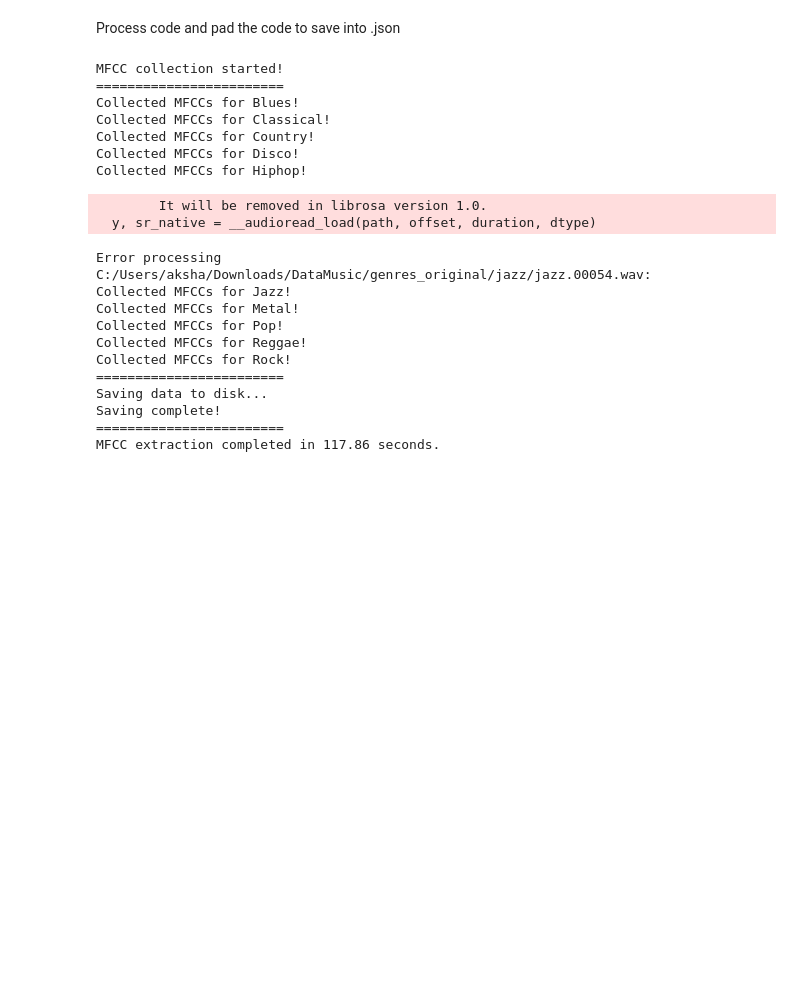
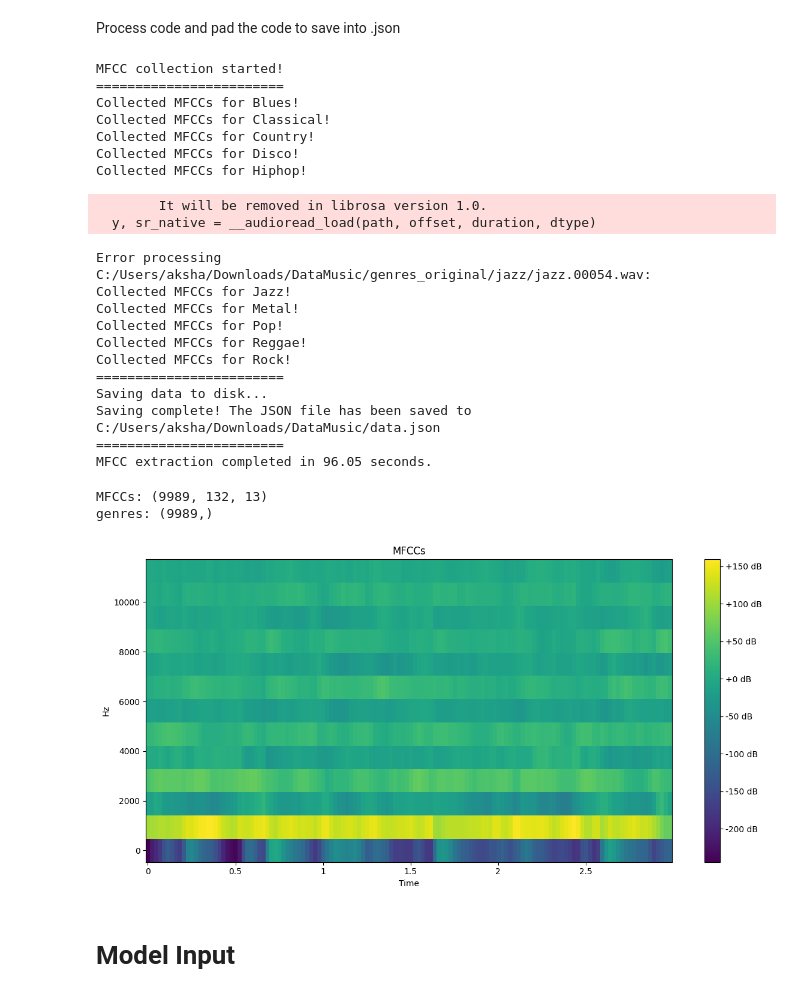
Before and after one commit to Akki0529/Music-Classiffer, a Jupyter notebook: 01-Preprocessing.ipynb, the cells around one changed output. Drawn from its saved outputs; the diff is of its cells as text; code cells hidden in the pictures; blank space fills up the shorter version.

```diff
--- a/01-Preprocessing.ipynb
+++ b/01-Preprocessing.ipynb
@@ -220,7 +220,7 @@ import numpy as np
 import json
 import math
 
-def get_mfccs(directory_path, fs=22500, duration=30, n_fft=2048, hop_length=512, n_mfcc=13, num_segments=10):
+def get_mfccs(directory_path, fs=22500, duration=30, n_fft=2048, hop_length=512, n_mfcc=13, num_segments=10, save_path='C:/Users/aksha/Downloads/DataMusic/data.json'):
     """
     Reads through a directory of audio files and saves a dictionary of MFCCs and genres to a .json file.
     It also returns numpy.ndarrays for MFCCs, genre name, and genre number for each segment of the audio signal.
@@ -233,6 +233,7 @@ def get_mfccs(directory_path, fs=22500, duration=30, n_fft=2048, hop_length=512,
         hop_length (int): The number of samples between successive frames.
         n_mfcc (int): The number of MFCCs to compute (dimensionality of mel spectrum).
         num_segments (int): The number of segments to divide the audio signal into.
+        save_path (str): The path where the JSON file will be saved.
 
     Returns:
         np.ndarray: MFCCs for each segment of audio.
@@ -297,17 +298,17 @@ def get_mfccs(directory_path, fs=22500, duration=30, n_fft=2048, hop_length=512,
             print(f"Collected MFCCs for {genre_current.title()}!")
 
     # Save data to a JSON file
-    with open('data.json', 'w') as filepath:
+    with open(save_path, 'w') as filepath:
         print("========================")
         print("Saving data to disk...")
         json.dump(data, filepath, indent=4)
-        print("Saving complete!")
+        print(f"Saving complete! The JSON file has been saved to {save_path}")
         print("========================")
 
     return np.array(data["mfcc"]), np.array(data["genre_name"]), np.array(data["genre_num"])
 # %%
 
-#Example Usage
+# Example usage of the function
 import time
 
 # Set parameters for MFCC extraction
@@ -318,9 +319,11 @@ hop_length = 512  # Hop length
 num_segments = 10  # Number of segments (split the track into 10 segments)
 track_duration = 30  # Duration of each track (seconds)
 
+# Set the path for the directory containing your data
 directory_path = 'C:/Users/aksha/Downloads/DataMusic/genres_original/'  # Path to your audio data
+save_path = 'C:/Users/aksha/Downloads/DataMusic/data.json'  # Path to save the JSON file
 
-# Call the function to extract MFCCs
+# Call the function to extract MFCCs and save to JSON
 start_time = time.time()
 mfccs, genres, genre_nums = get_mfccs(directory_path,
                                       fs=fs,
@@ -328,7 +331,8 @@ mfccs, genres, genre_nums = get_mfccs(directory_path,
                                       n_fft=n_fft,
                                       hop_length=hop_length,
                                       n_mfcc=n_mfcc,
-                                      num_segments=num_segments)
+                                      num_segments=num_segments,
+                                      save_path=save_path)
 end_time = time.time()
 
 print(f"MFCC extraction completed in {end_time - start_time:.2f} seconds.")
@@ -350,6 +354,13 @@ Collected MFCCs for Reggae!
 Collected MFCCs for Rock!
 ========================
 Saving data to disk...
-Saving complete!
+Saving complete! The JSON file has been saved to C:/Users/aksha/Downloads/DataMusic/data.json
 ========================
-MFCC extraction completed in 117.86 seconds.
+MFCC extraction completed in 96.05 seconds.
+# %%
+# Review mfccs and genres for the correct shape
+print(f"MFCCs: {mfccs.shape}")
+print(f"genres: {genres.shape}")
+# %% [output]
+MFCCs: (9989, 132, 13)
+genres: (9989,)
@@ -355,0 +372,9 @@ MFCC extraction completed in 117.86 seconds.
+# %%
+# Plot an MFCC example
+idx = 0
+plot_low_res_mfcc(mfccs[idx].T, fs)
+#plt.title(f"{genres[idx].title()}");
+# %% [output]
+[figure, added]
+# %% [markdown]
+# Model Input
```
Also changed, not shown: parts of 22 cells of this notebook.
